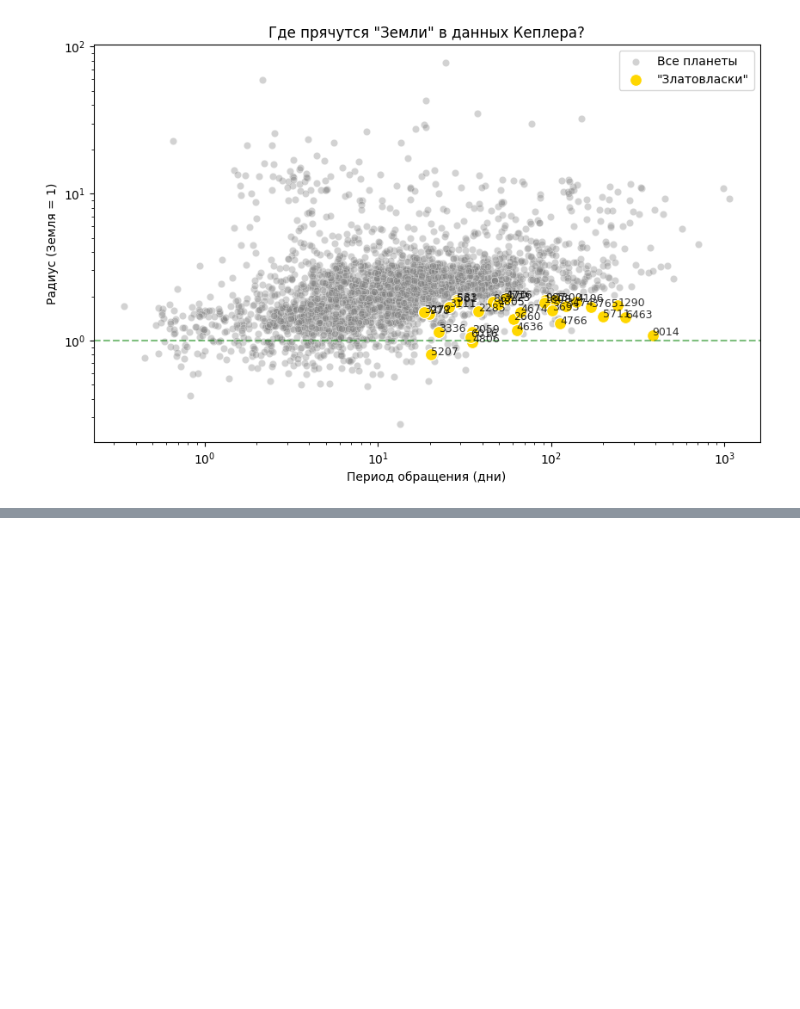
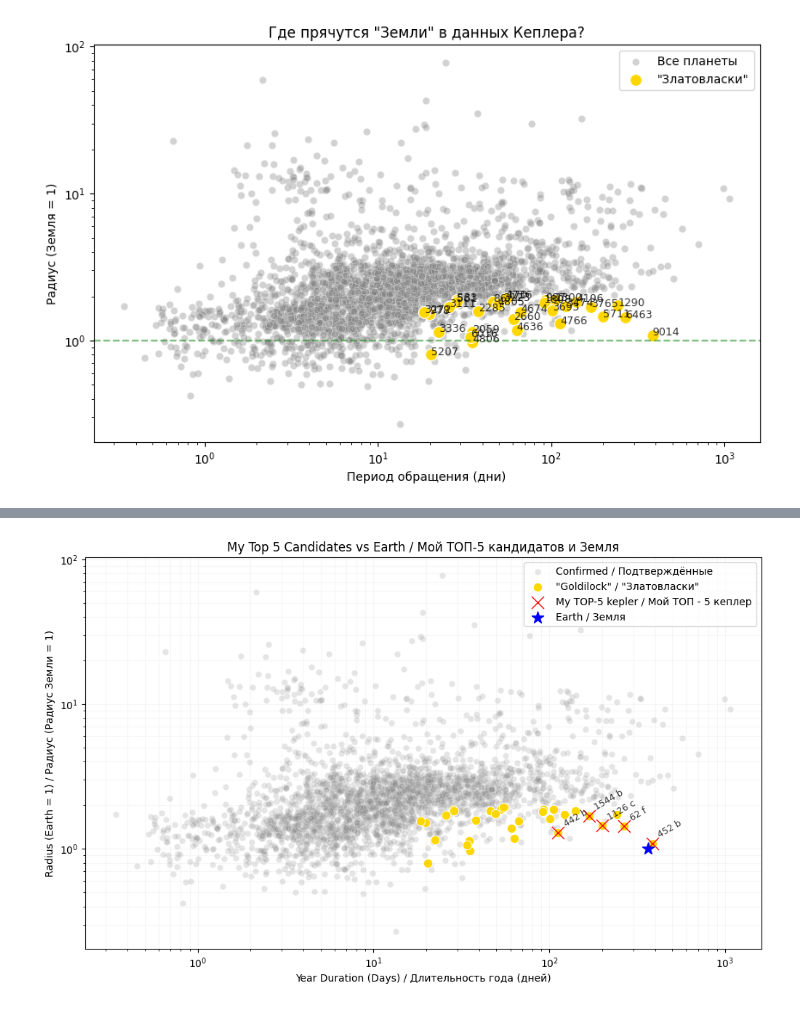
Before and after one commit to eHorus/kepler-analysis, a Jupyter notebook: exploration.ipynb, the cells around one changed output, grey strips where cells are left out. Saved outputs shown, nothing was run; the diff lists cells and outputs as text; code cells hidden in the pictures; blank space fills up the shorter version.

```diff
--- a/exploration.ipynb
+++ b/exploration.ipynb
@@ -105,2 +86,14 @@ plt.show()
 # %% [output]
 [figure]
+# %%
+kepler_top_5_names = [
+"Kepler-62 f",
+"Kepler-452 b",
+"Kepler-1126 c",
+"Kepler-442 b",
+"Kepler-1544 b"
+]
+
+df_kep_top_5 = df[df['kepler_name'].isin(kepler_top_5_names)]
+
+print(df_kep_top_5[['kepler_name', 'koi_period', 'koi_prad', 'koi_teq']].to_markdown())
@@ -106,0 +108,56 @@ plt.show()
+# %%
+plt.figure(figsize=(12, 7))
+
+sns.scatterplot(data=df[df["koi_disposition"]=='CONFIRMED'],
+                x='koi_period',
+                y='koi_prad',
+                color = "gray",
+                alpha=0.2,
+                label ='Confirmed / Подтверждённые')
+
+sns.scatterplot(data=earth_like,
+                x='koi_period',
+                y='koi_prad',
+                color = "gold",
+                s=80,
+                label ='"Goldilock" / "Златовласки"')
+
+sns.scatterplot(data=df_kep_top_5,
+                x='koi_period',
+                y='koi_prad',
+                color = "red",
+                marker="x",
+                s=150,
+                label ='My TOP-5 kepler / Мой ТОП - 5 кеплер')
+
+for period, prad, name in zip(df_kep_top_5['koi_period'],
+                               df_kep_top_5['koi_prad'],
+                               df_kep_top_5['kepler_name']):
+        plt.text(
+        x=period*1.05,
+        y=prad*1.1,
+        s=str(name)[7:],   # Текст подписи - это индекс строки
+        fontsize=9,             # Размер шрифта
+        color='black',          # Цвет подписи
+        alpha=0.8,              # Прозрачность, чтобы не перекрывать точку
+        rotation = 30
+        )
+
+
+plt.scatter(365.25, 1,
+            color="blue",
+            marker="*",
+            s=150,
+            label = 'Earth / Земля')
+
+plt.xscale('log')
+plt.yscale('log')
+plt.title("My Top 5 Candidates vs Earth / Мой ТОП-5 кандидатов и Земля")
+plt.xlabel('Year Duration (Days) / Длительность года (дней)')
+plt.ylabel('Radius (Earth = 1) / Радиус (Радиус Земли = 1)')
+plt.legend()
+plt.grid(True, which='both', ls="-", alpha=0.1)
+plt.savefig('top_5_plot.png', dpi=300, bbox_inches='tight')
+plt.show()
+# %% [output]
+[figure, added]
```
Also changed, not shown: parts of 4 cells of this notebook, 1 other file.
